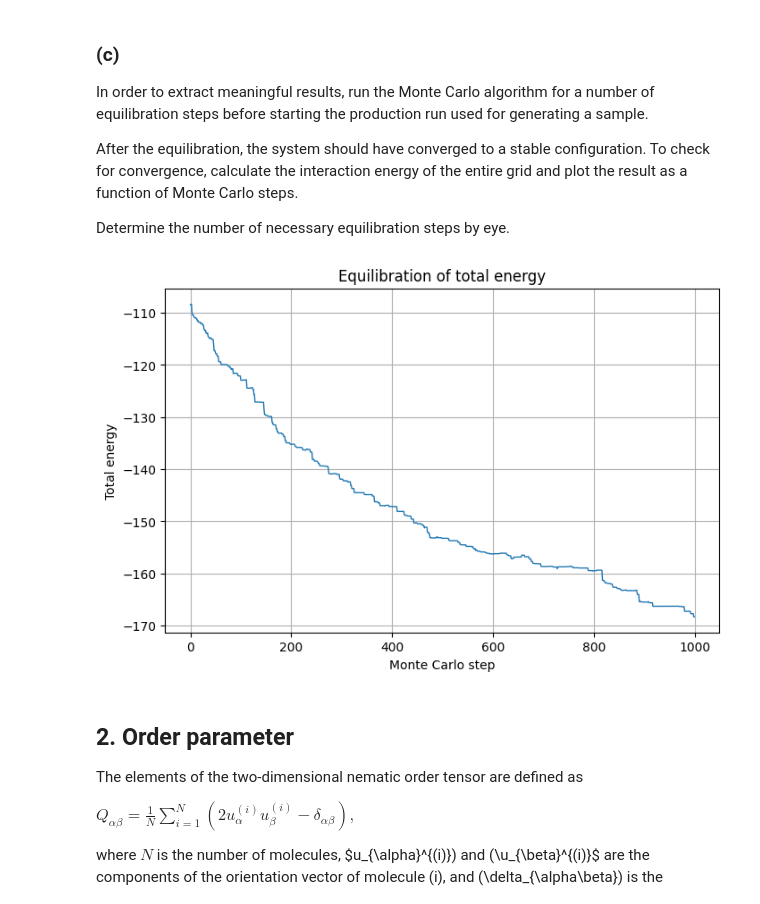
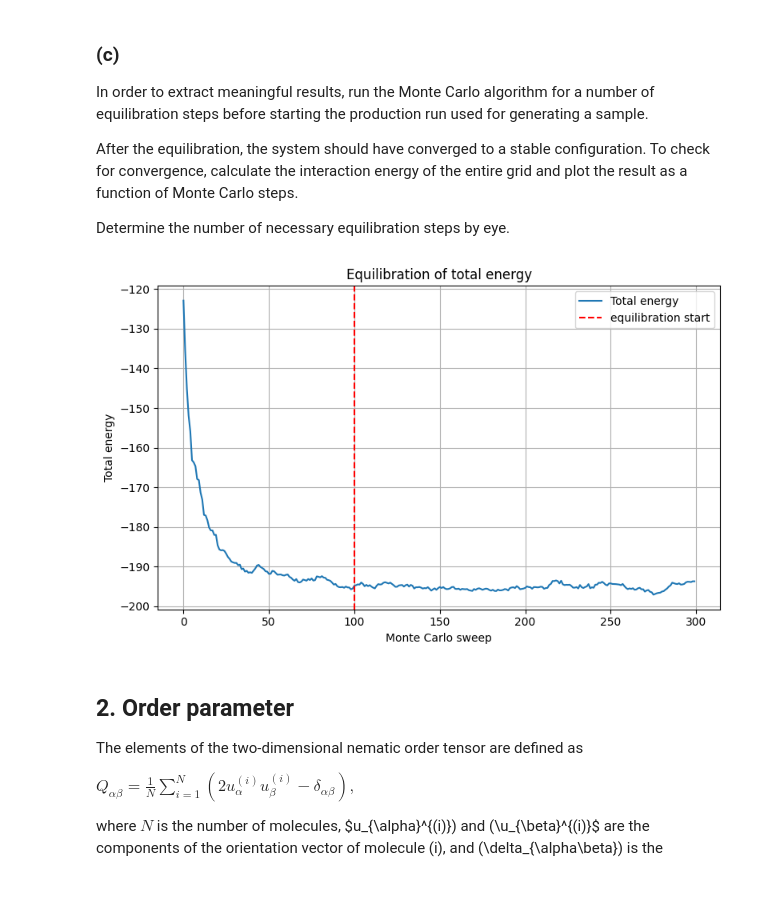
Before and after one commit to StefanTU0815/Computersimulations_2, a Jupyter notebook: Exercise_2.ipynb, the cells around one changed output. Saved outputs shown, nothing was run; the diff lists cells and outputs as text; code cells hidden in the pictures.

```diff
--- a/Exercise_2.ipynb
+++ b/Exercise_2.ipynb
@@ -170,47 +170,61 @@ Determine the number of necessary equilibration steps by eye.
 # %%
 # Parameter
 N = 10
 eps = 1.0
 T = 0.1
-N_steps = 1000
+N_sweeps = 300
 
 # new random starting angles
 theta = 2 * np.pi * np.random.rand(N, N)
 
-# Liste für die Gesamtenergie
-E_hist = np.empty(N_steps)
+# Liste für die Gesamtenergie nach jedem Sweep
+E_hist = np.empty(N_sweeps)
 
-for step in range(N_steps):
-    i = np.random.randint(0,N)
-    j = np.random.randint(0,N)
-    #remember old theta
-    theta_old = theta[i,j]
-    #generate the new one
-    theta_new = np.random.uniform(0.0, 2.0 * np.pi) #is equivalent to random rotation
-    #calca old local energy
-    E_loc_old = calc_E_loc(theta,i,j, eps= 1.0)
-    #calc new local energy
-    theta[i,j] = theta_new
-    E_loc_new = calc_E_loc(theta,i,j, eps= 1.0)
-    #print(E_loc_old)
-    #print(E_loc_new)
-    delta_E = E_loc_new - E_loc_old
-    if delta_E > 0 and np.random.rand() >  np.exp(-delta_E/T):
-        theta[i, j] = theta_old
+for sweep in range(N_sweeps):
+    # ein Sweep = N*N einzelne MC-Versuche
+    for _ in range(N * N):
+        i = np.random.randint(0, N)
+        j = np.random.randint(0, N)
 
-    #safe E-tot for the histogramm
-    E_hist[step] = calc_E_tot_l(theta, eps=eps)
+        # remember old theta
+        theta_old = theta[i, j]
 
-# Plot
-plt.figure(figsize=(8,5))
-plt.plot(E_hist, lw=1)
-plt.xlabel("Monte Carlo step")
+        # generate the new one
+        theta_new = np.random.uniform(0.0, 2.0 * np.pi)
+
+        # calc old local energy
+        E_loc_old = calc_E_loc(theta, i, j, eps=eps)
+
+        # calc new local energy
+        theta[i, j] = theta_new
+        E_loc_new = calc_E_loc(theta, i, j, eps=eps)
+
+        delta_E = E_loc_new - E_loc_old
+
+        # Metropolis criterion
+        if delta_E > 0 and np.random.rand() > np.exp(-delta_E / T):
+            theta[i, j] = theta_old
+
+    # Gesamtenergie nach jedem Sweep speichern
+    E_hist[sweep] = calc_E_tot_l(theta, eps=eps)
+
+# gewählter Equilibrium-Beginn, z. B. aus dem Plot abgelesen
+eq_sweep = 100
+
+plt.figure(figsize=(8, 5))
+plt.plot(E_hist, lw=1.5, label="Total energy")
+plt.axvline(eq_sweep, linestyle="--",color="red" ,lw=1.5,
+            label=f"equilibration start")
+
+plt.xlabel("Monte Carlo sweep")
 plt.ylabel("Total energy")
 plt.title("Equilibration of total energy")
 plt.grid(True)
+plt.legend()
+plt.tight_layout()
 plt.show()
 # %% [output]
-[figure, old version]
+[figure, new version]
 # %% [markdown]
 ## 2. Order parameter
 
```
Also changed, not shown: parts of 4 cells of this notebook.
